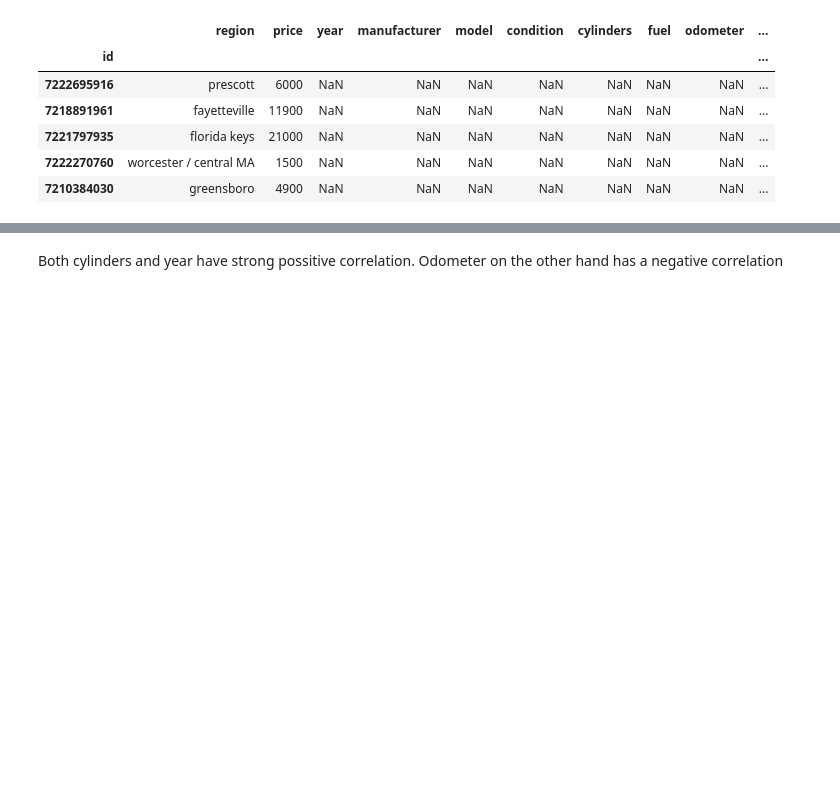
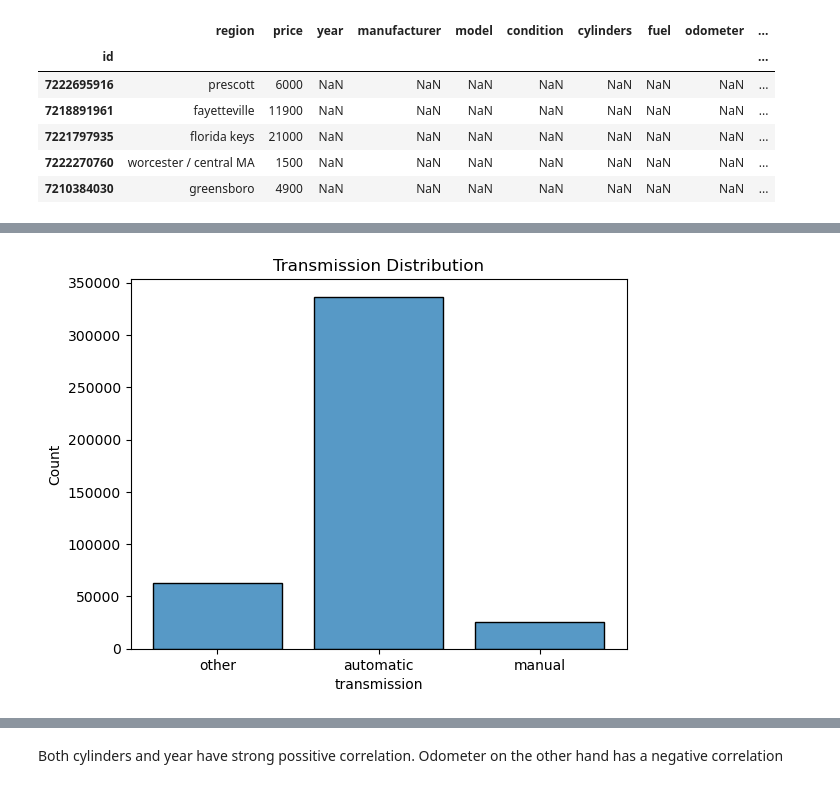
Before and after one commit to cdungca/used-cars, a Jupyter notebook: prompt_II.ipynb, the cells around one changed output, grey strips where cells are left out. Saved outputs shown, nothing was run; the diff lists cells and outputs as text; code cells hidden in the pictures; blank space fills up the shorter version.

```diff
--- a/prompt_II.ipynb
+++ b/prompt_II.ipynb
@@ -131,0 +111,6 @@ cars['price'].hist()
+# %%
+sns.histplot(data=cars, x='transmission', shrink=0.8, discrete=True)
+plt.title('Transmission Distribution')
+plt.show()
+# %% [output]
+[figure, added]
```
Also changed, not shown: parts of 36 cells of this notebook, 7 other files.
